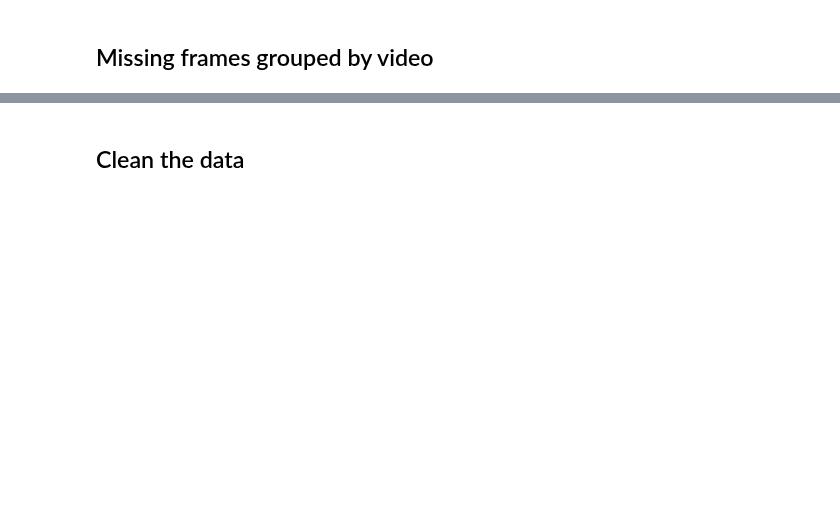
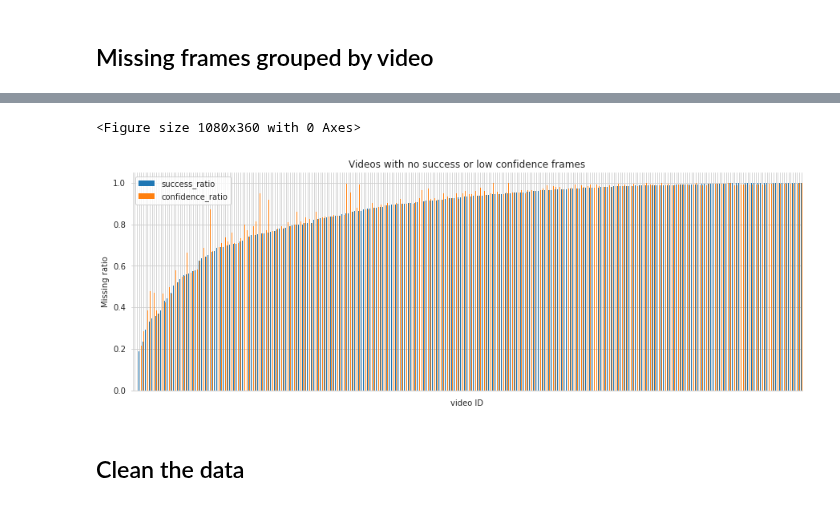
Before and after one commit to timlac/quan-machine-learning, a Jupyter notebook: src/notebooks/video_preprocessing_time_series.ipynb, the cells around one changed output, grey strips where cells are left out. Saved outputs shown, nothing was run; the diff lists cells and outputs as text; code cells hidden in the pictures; blank space fills up the shorter version.

```diff
--- a/src/notebooks/video_preprocessing_time_series.ipynb
+++ b/src/notebooks/video_preprocessing_time_series.ipynb
@@ -400,0 +333,27 @@ plt.show()
+# %%
+def get_unsuccessfull(df):
+    ratios = []
+
+    # iterate over a df for every filename
+    for filename, df_filename in df.groupby('filename'):
+        total = df_filename.shape[0]
+
+        # get the sum of all rows with success and greater than 0.98 confidence in df
+        successful = (df_filename['success'] == 1).sum()
+        confident = (df_filename['confidence'] > 0.98).sum()
+
+        # calculate ratio between unsuccess or low confidence rows and total number of rows
+        success_ratio = successful/total
+        confidence_ratio = confident/total
+
+        if success_ratio < 1 or confidence_ratio < 1:
+            ratios.append({"filename": filename,
+                                  "success_ratio": success_ratio,
+                                  "confidence_ratio": confidence_ratio})
+    # create df from records
+    ret_df = pd.DataFrame.from_records(ratios)
+
+    # sort values (highest success rate / confident rate first
+    ret_df.sort_values(by=['success_ratio', 'confidence_ratio'], inplace = True)
+
+    return ret_df
@@ -401,3 +378,15 @@ plt.show()
+# %%
+plt.figure(figsize=(15,5))
+ax = df_ratios.plot(figsize=(15,5), kind = "bar")
+ax.xaxis.set_ticklabels([])
+
+plt.title("Videos with no success or low confidence frames")
+plt.xlabel('video ID')
+plt.ylabel('Missing ratio')
+plt.show()
+# %% [output]
+<Figure size 1080x360 with 0 Axes>
+[figure, added]
 # %% [markdown]
 ## Clean the data
 # %% [markdown]
```
Also changed, not shown: parts of 48 cells of this notebook, 42 other files.
